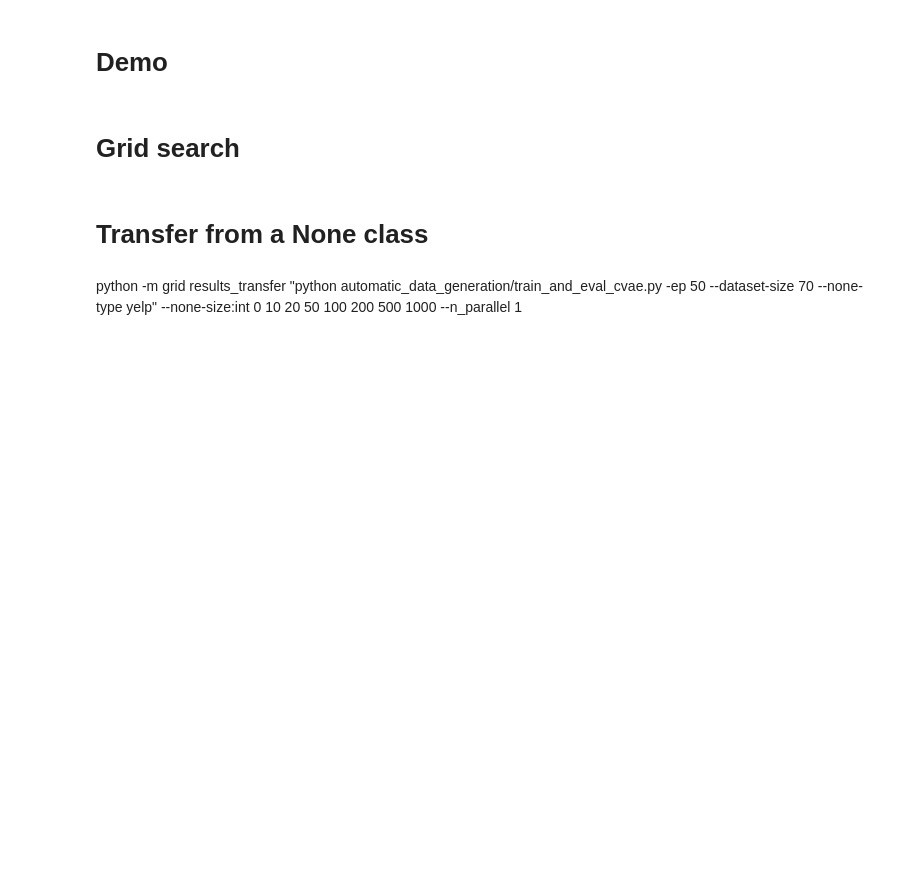
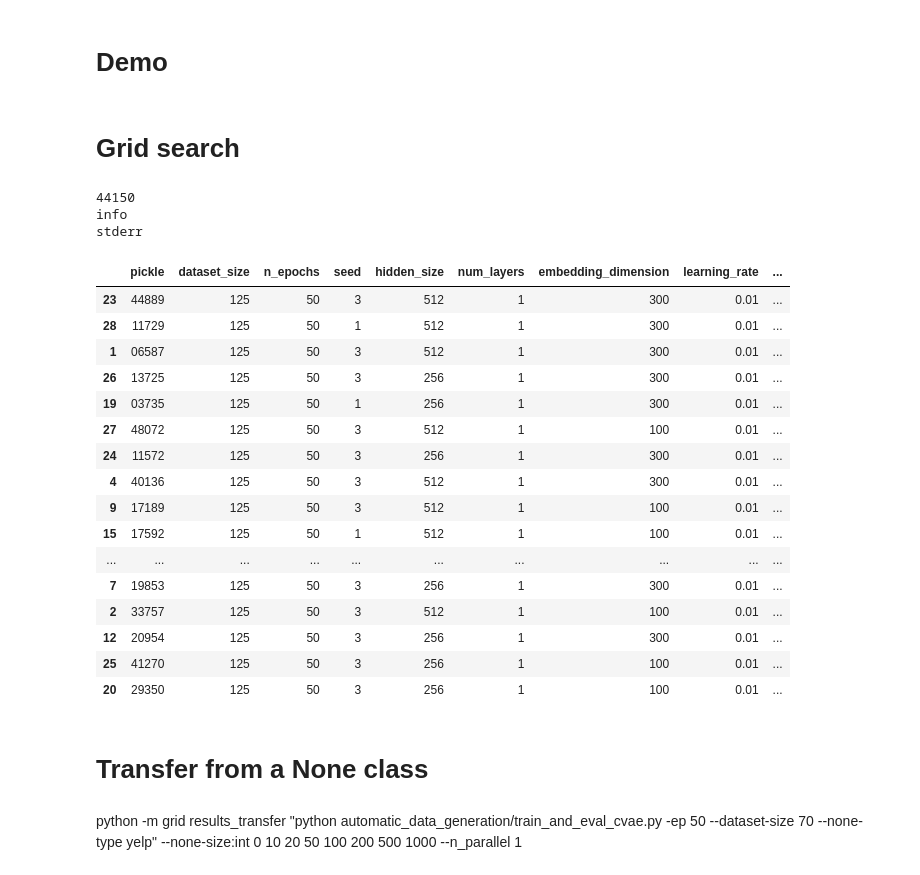
Before and after one commit to sonos/automatic-data-generation, a Jupyter notebook: automatic_data_generation/data-generation-new.ipynb, the cells around one changed output. Saved outputs shown, nothing was run; the diff lists cells and outputs as text; code cells hidden in the pictures; blank space fills up the shorter version.

```diff
--- a/automatic_data_generation/data-generation-new.ipynb
+++ b/automatic_data_generation/data-generation-new.ipynb
@@ -383,30 +383,59 @@ def demo():
 # %% [markdown]
 # Grid search
 # %%
-#results_dir = 'results_datasize_prop'
-results_dir = 'results_gs_tiny'
+from pathlib import Path
+results_dir = '../results_grid'
 runs = []
 
-for filename in os.listdir(results_dir):
-    if filename.endswith('.pkl'):
-        runs.append(torch.load(os.path.join(results_dir,filename)))
+for dirname in os.listdir(results_dir):
+    dirpath = Path(results_dir)/Path(dirname)
+    filename = str(dirpath/dirpath.stem)+'.pkl'
+    try:
+        runs.append(torch.load(filename))
+    except:
+        print(dirname)
+
+runs = [run for run in runs if (run['args']['dataset_size']==125)]
 
 data = {}
-for arg_name in runs[0]['args'].__dict__.keys():
-    data[arg_name] = [getattr(run['args'], arg_name) for run in runs]
+for arg_name in runs[0]['args'].keys():
+    data[arg_name] = [run['args'][arg_name] for run in runs]
+data['pickle']   = np.array([run['args']['pickle'].split('/')[-1].rstrip('.pkl') for run in runs])
+
 data['bleu_quality']   = np.array([run['delexicalised_metrics']['bleu_scores']['quality']['avg'] for run in runs])
 data['bleu_diversity'] = np.array([run['delexicalised_metrics']['bleu_scores']['diversity']['avg'] for run in runs])
 data['accuracy']       = np.array([run['delexicalised_metrics']['intent_accuracy'] for run in runs])
-data['raw']            = np.array([run['metrics']['improvement']['raw_acc'] for run in runs])
-data['aug']            = np.array([run['metrics']['improvement']['aug_acc'] for run in runs])
+data['originality']       = np.array([run['delexicalised_metrics']['originality']['avg'] for run in runs])
+data['transfer']   = np.array([run['delexicalised_metrics']['transfer']['avg'] for run in runs])
 
-data['metric'] = data['bleu_quality'] * data['bleu_diversity'] * data['accuracy']
+data['metric'] = data['accuracy'] #* data['originality'] * data['bleu_quality']
 
-df = pd.DataFrame(data, columns=['datasize', 'epochs', 'x1', 'x2', 'k1', 'k2',
-                                 'latent_size', 'hidden_size', 'num_layers', 'embedding_dropout', 'emb_dim', 'learning_rate', 'temperature',
-                                 'bleu_quality', 'bleu_diversity', 'accuracy', 'raw', 'aug', 'metric'])
+df = pd.DataFrame(data, columns=['pickle', 'dataset_size', 'n_epochs', 'seed',#'x1', 'x2', 'k1', 'k2',
+                                 'hidden_size', 'num_layers', 'embedding_dimension', 'learning_rate', 'temperature',
+                                 'bleu_quality', 'bleu_diversity', 'accuracy', 'originality', 'transfer', 'metric'])
 df = df.sort_values(by = 'metric', ascending=False)
 df.head(100)
+# %% [output]
+44150
+info
+stderr
+|  | pickle | dataset_size | n_epochs | seed | hidden_size | num_layers | embedding_dimension | learning_rate | ... |
+| 23 | 44889 | 125 | 50 | 3 | 512 | 1 | 300 | 0.01 | ... |
+| 28 | 11729 | 125 | 50 | 1 | 512 | 1 | 300 | 0.01 | ... |
+| 1 | 06587 | 125 | 50 | 3 | 512 | 1 | 300 | 0.01 | ... |
+| 26 | 13725 | 125 | 50 | 3 | 256 | 1 | 300 | 0.01 | ... |
+| 19 | 03735 | 125 | 50 | 1 | 256 | 1 | 300 | 0.01 | ... |
+| 27 | 48072 | 125 | 50 | 3 | 512 | 1 | 100 | 0.01 | ... |
+| 24 | 11572 | 125 | 50 | 3 | 256 | 1 | 300 | 0.01 | ... |
+| 4 | 40136 | 125 | 50 | 3 | 512 | 1 | 300 | 0.01 | ... |
+| 9 | 17189 | 125 | 50 | 3 | 512 | 1 | 100 | 0.01 | ... |
+| 15 | 17592 | 125 | 50 | 1 | 512 | 1 | 100 | 0.01 | ... |
+| ... | ... | ... | ... | ... | ... | ... | ... | ... | ... |
+| 7 | 19853 | 125 | 50 | 3 | 256 | 1 | 300 | 0.01 | ... |
+| 2 | 33757 | 125 | 50 | 3 | 512 | 1 | 100 | 0.01 | ... |
+| 12 | 20954 | 125 | 50 | 3 | 256 | 1 | 300 | 0.01 | ... |
+| 25 | 41270 | 125 | 50 | 3 | 256 | 1 | 100 | 0.01 | ... |
+| 20 | 29350 | 125 | 50 | 3 | 256 | 1 | 100 | 0.01 | ... |
 # %%
 irun = np.argmax(data['metric'])
 print(irun)
```
Also changed, not shown: 3 other files.
